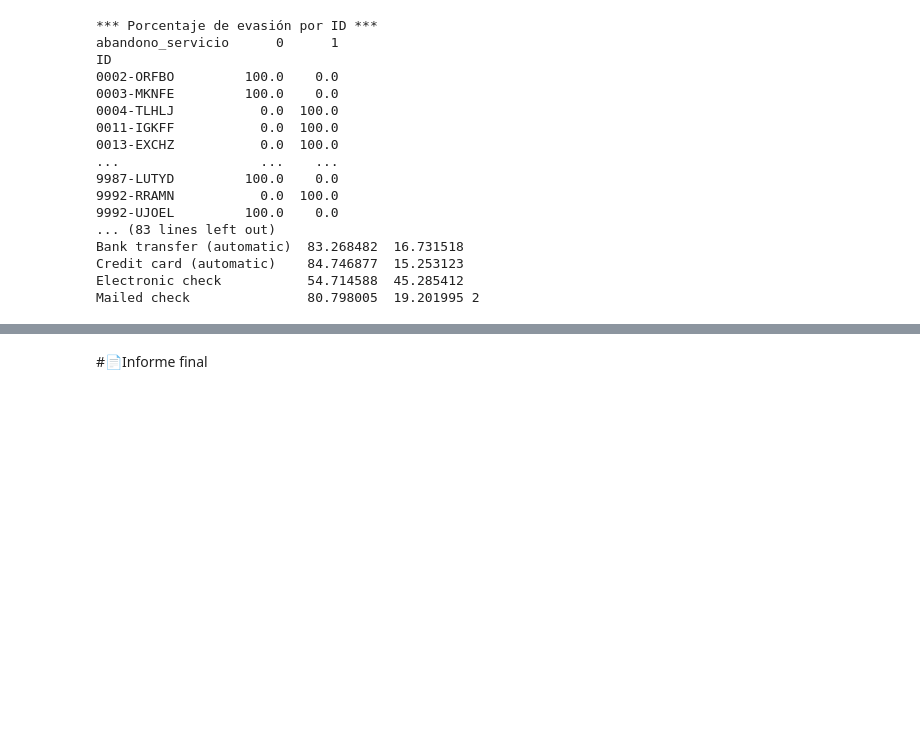
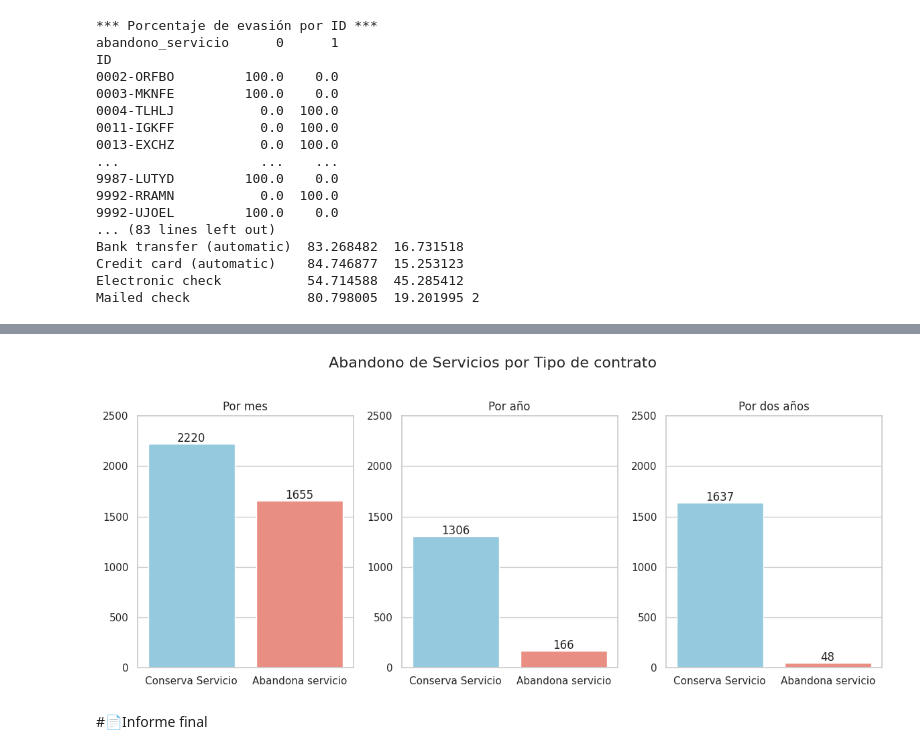
Before and after one commit to JoseIng-EO/challenge2-data-science-telecom-x, a Jupyter notebook: TelecomX_LATAM.ipynb, the cells around one changed output, grey strips where cells are left out. Cells and saved outputs as stored; diff of their text form; code cells hidden in the pictures; blank space fills up the shorter version.

```diff
--- a/TelecomX_LATAM.ipynb
+++ b/TelecomX_LATAM.ipynb
@@ -391,2 +482,36 @@ Mailed check               80.798005  19.201995 2
+# %%
+agno = df_telecomx[df_telecomx['tipo_contrato'] == 'One year']['abandono_servicio'].value_counts()
+mes = df_telecomx[df_telecomx['tipo_contrato'] == 'Month-to-month']['abandono_servicio'].value_counts()
+agnos_2= df_telecomx[df_telecomx['tipo_contrato'] == 'Two year']['abandono_servicio'].value_counts()
+# %%
+sns.set(style="whitegrid")
+fig, axs = plt.subplots(1, 3, figsize=(12, 5))
+plt.suptitle('Abandono de Servicios por Tipo de contrato', fontsize=16, y=1.02)
+
+def plot_abandono(data, ax, title):
+    sns.barplot(
+        x=data.index,
+        y=data.values,
+        hue=data.index,
+        palette=["skyblue", "salmon"],
+        legend=False,
+        ax=ax
+    )
+    ax.set_title(title)
+    ax.set_xlabel('')
+    ax.set_xticks([0,1])
+    ax.set_xticklabels(['Conserva Servicio', 'Abandona servicio'])
+    ax.set_ylim(0, 2500)
+    for i, count in enumerate(data.values):
+        ax.text(i, count+20, str(count), ha='center')
+
+plot_abandono(mes, axs[0], 'Por mes')
+plot_abandono(agno, axs[1], 'Por año')
+plot_abandono(agnos_2, axs[2], 'Por dos años')
+
+plt.tight_layout()
+plt.show()
+# %% [output]
+[figure, added]
 # %% [markdown]
 #📄Informe final
```
Also changed, not shown: parts of 10 cells of this notebook.
